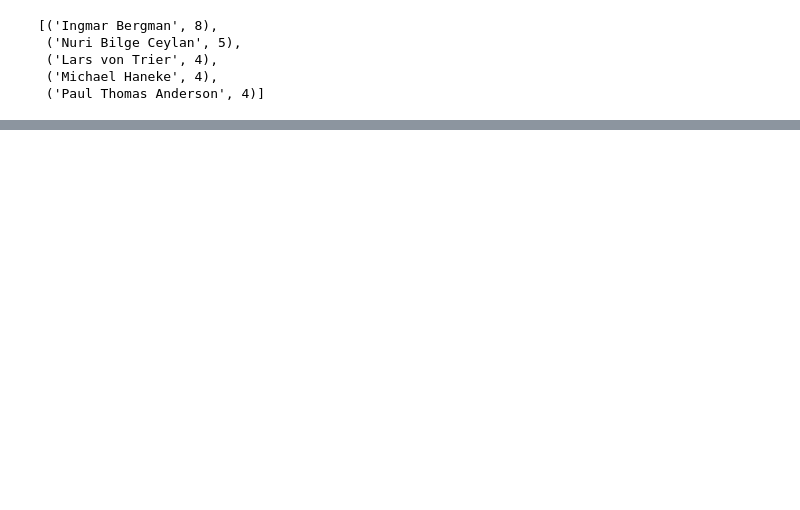
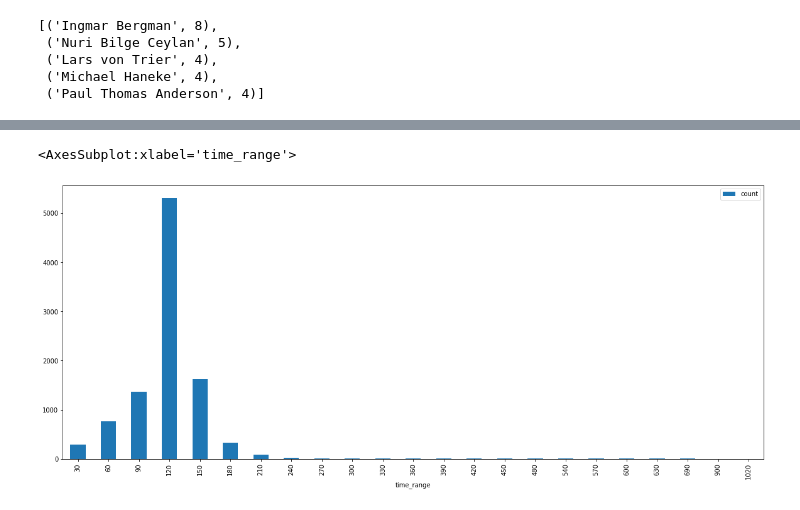
Before and after one commit to FriedaTims-Jansma/Le-Wagon-Career-Week-Challenge, a Jupyter notebook: notebooks/SQLmovie/SQL_Notebook_Movies.ipynb, the cells around one changed output, grey strips where cells are left out. Cells and saved outputs as stored; diff of their text form; code cells hidden in the pictures; blank space fills up the shorter version.

Commit message:
graph of movie duration count

```diff
--- a/notebooks/SQLmovie/SQL_Notebook_Movies.ipynb
+++ b/notebooks/SQLmovie/SQL_Notebook_Movies.ipynb
@@ -323,0 +327,12 @@ top_five_directors_for('Drama')
+# %%
+c.execute("""
+        SELECT
+            (minutes / 30 + 1)*30 time_range,
+            COUNT(*) as count
+        FROM movies
+        WHERE minutes IS NOT NULL
+        GROUP BY time_range
+    """)
+buckets = c.fetchall()
+col_names_buckets = list(map(lambda x: x[0], c.description))
+df_buckets = pd.DataFrame(buckets, columns=['time_range','count'])
@@ -323,0 +359,5 @@ top_five_directors_for('Drama')
+# %%
+df_buckets.plot(x='time_range', y='count', kind='bar',xlim=(0,1100),figsize=(20,8))
+# %% [output]
+<AxesSubplot:xlabel='time_range'>
+[figure, added]
```
Also changed, not shown: parts of 4 cells of this notebook.
